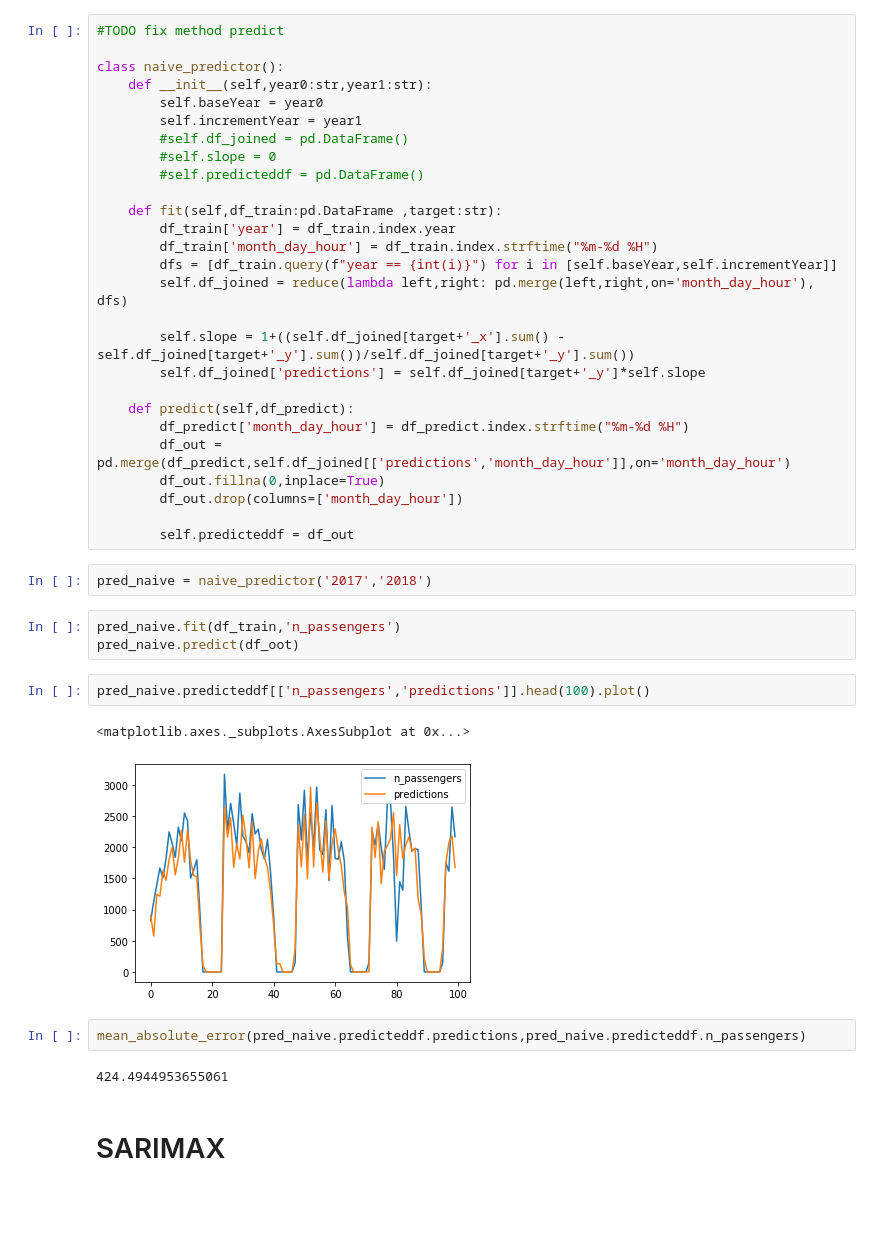
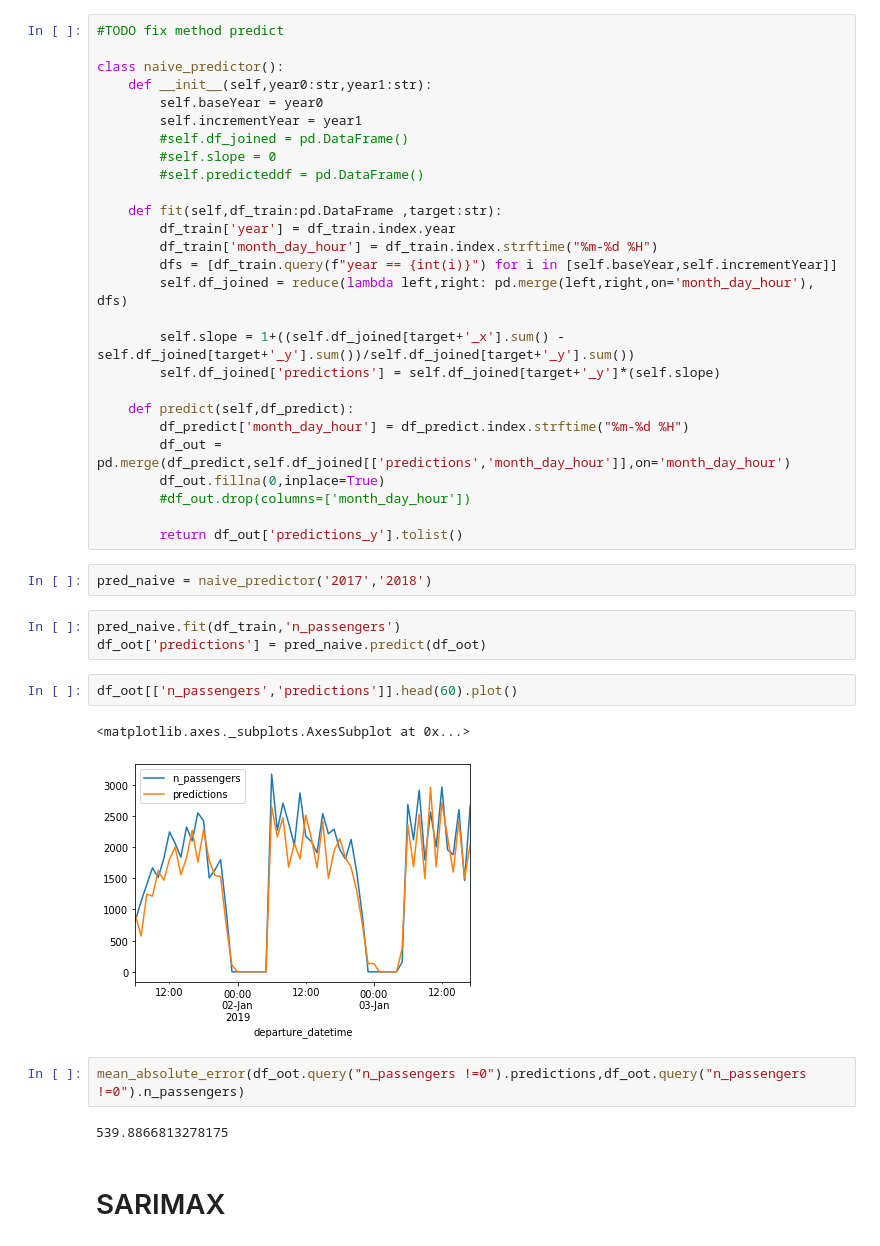
Before and after one commit to welberthdouglas/Civil_Aviation_ML, a Jupyter notebook: CA_SP-RJ.ipynb, the cells around one changed output. Cells and saved outputs as stored; diff of their text form; blank space fills up the shorter version.

Commit message:
fix return function

```diff
--- a/CA_SP-RJ.ipynb
+++ b/CA_SP-RJ.ipynb
@@ -322,29 +322,29 @@ class naive_predictor():
         self.df_joined = reduce(lambda left,right: pd.merge(left,right,on='month_day_hour'), dfs)
 
         self.slope = 1+((self.df_joined[target+'_x'].sum() - self.df_joined[target+'_y'].sum())/self.df_joined[target+'_y'].sum())
-        self.df_joined['predictions'] = self.df_joined[target+'_y']*self.slope
+        self.df_joined['predictions'] = self.df_joined[target+'_y']*(self.slope)
 
     def predict(self,df_predict):
         df_predict['month_day_hour'] = df_predict.index.strftime("%m-%d %H")
         df_out = pd.merge(df_predict,self.df_joined[['predictions','month_day_hour']],on='month_day_hour')
         df_out.fillna(0,inplace=True)
-        df_out.drop(columns=['month_day_hour'])
+        #df_out.drop(columns=['month_day_hour'])
 
-        self.predicteddf = df_out
+        return df_out['predictions_y'].tolist()
 # %%
 pred_naive = naive_predictor('2017','2018')
 # %%
 pred_naive.fit(df_train,'n_passengers')
-pred_naive.predict(df_oot)
+df_oot['predictions'] = pred_naive.predict(df_oot)
 # %%
-pred_naive.predicteddf[['n_passengers','predictions']].head(100).plot()
+df_oot[['n_passengers','predictions']].head(60).plot()
 # %% [output]
 <matplotlib.axes._subplots.AxesSubplot at 0x...>
-[figure, old version]
+[figure, new version]
-# %%
-mean_absolute_error(pred_naive.predicteddf.predictions,pred_naive.predicteddf.n_passengers)
-# %% [output]
-424.4944953655061
+# %%
+mean_absolute_error(df_oot.query("n_passengers !=0").predictions,df_oot.query("n_passengers !=0").n_passengers)
+# %% [output]
+539.8866813278175
 # %% [markdown]
 # SARIMAX
 # %%
```
Also changed, not shown: parts of 2 cells of this notebook.
